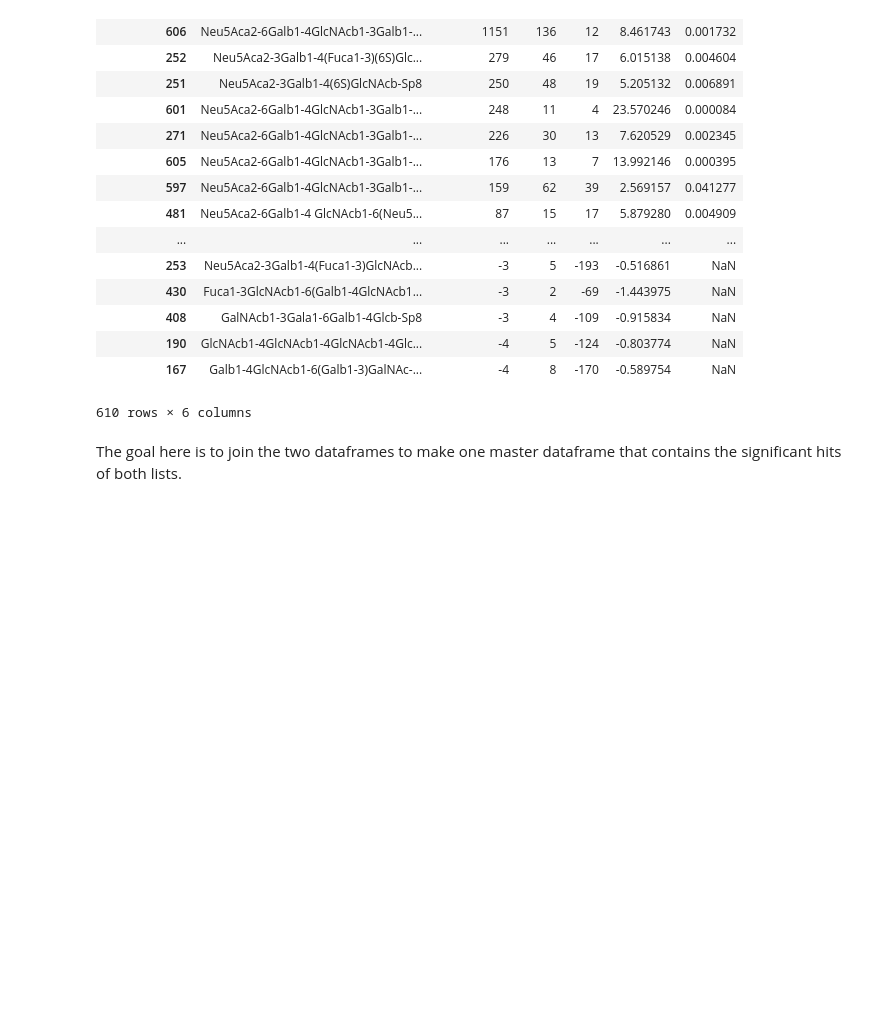
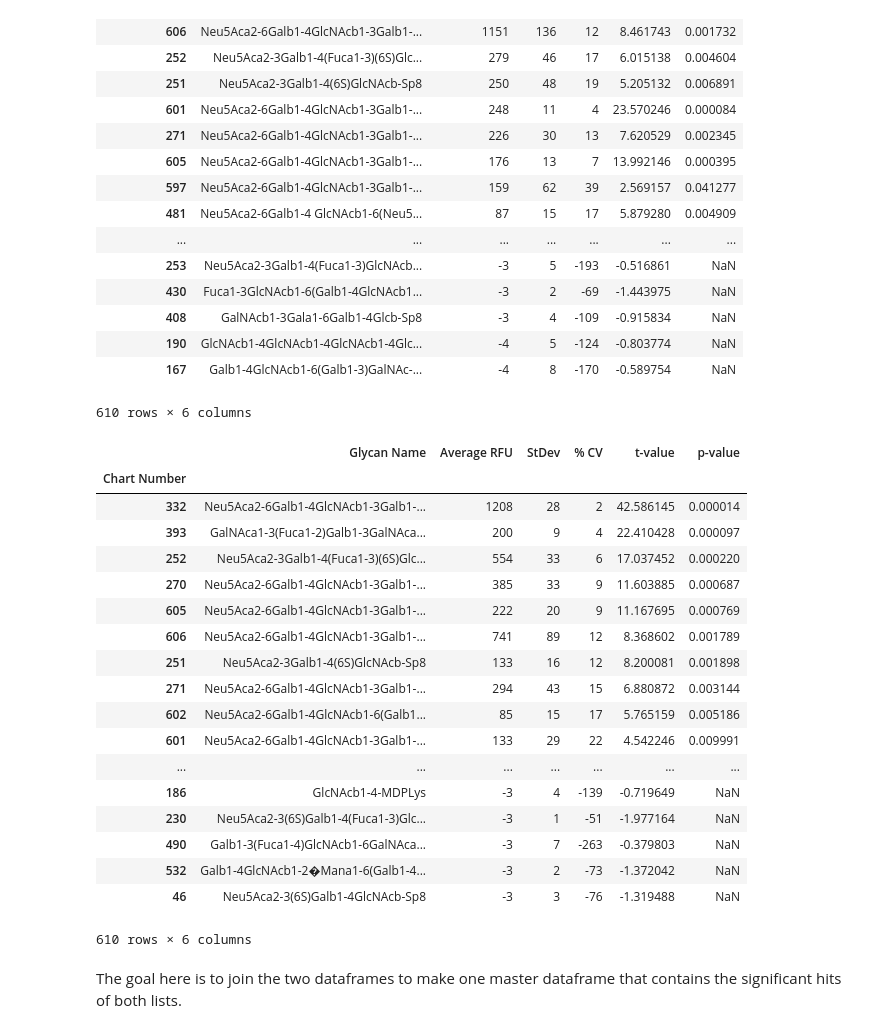
Before and after one commit to runstadler-lab/Seal-H3N8-Glycan-Array, a Jupyter notebook: (1) Make Figure.ipynb, the cells around one changed output. Saved outputs shown, nothing was run; the diff lists cells and outputs as text; code cells hidden in the pictures; blank space fills up the shorter version.

```diff
--- a/(1) Make Figure.ipynb
+++ b/(1) Make Figure.ipynb
@@ -53,3 +80,27 @@ human_data
 | 190 | GlcNAcb1-4GlcNAcb1-4GlcNAcb1-4Glc... | -4 | 5 | -124 | -0.803774 | NaN |
 | 167 | Galb1-4GlcNAcb1-6(Galb1-3)GalNAc-... | -4 | 8 | -170 | -0.589754 | NaN |
 610 rows × 6 columns
+# %%
+# Open human H3 data (sequential)
+human_data_sequential = pd.read_csv('H3N2 Data (sequential).csv', index_col='Chart Number', na_values='#NUM!')
+human_data_sequential
+# %% [output]
+|  | Glycan Name | Average RFU | StDev | % CV | t-value | p-value |
+| Chart Number |  |  |  |  |  |  |
+| 332 | Neu5Aca2-6Galb1-4GlcNAcb1-3Galb1-... | 1208 | 28 | 2 | 42.586145 | 0.000014 |
+| 393 | GalNAca1-3(Fuca1-2)Galb1-3GalNAca... | 200 | 9 | 4 | 22.410428 | 0.000097 |
+| 252 | Neu5Aca2-3Galb1-4(Fuca1-3)(6S)Glc... | 554 | 33 | 6 | 17.037452 | 0.000220 |
+| 270 | Neu5Aca2-6Galb1-4GlcNAcb1-3Galb1-... | 385 | 33 | 9 | 11.603885 | 0.000687 |
+| 605 | Neu5Aca2-6Galb1-4GlcNAcb1-3Galb1-... | 222 | 20 | 9 | 11.167695 | 0.000769 |
+| 606 | Neu5Aca2-6Galb1-4GlcNAcb1-3Galb1-... | 741 | 89 | 12 | 8.368602 | 0.001789 |
+| 251 | Neu5Aca2-3Galb1-4(6S)GlcNAcb-Sp8 | 133 | 16 | 12 | 8.200081 | 0.001898 |
+| 271 | Neu5Aca2-6Galb1-4GlcNAcb1-3Galb1-... | 294 | 43 | 15 | 6.880872 | 0.003144 |
+| 602 | Neu5Aca2-6Galb1-4GlcNAcb1-6(Galb1... | 85 | 15 | 17 | 5.765159 | 0.005186 |
+| 601 | Neu5Aca2-6Galb1-4GlcNAcb1-3Galb1-... | 133 | 29 | 22 | 4.542246 | 0.009991 |
+| ... | ... | ... | ... | ... | ... | ... |
+| 186 | GlcNAcb1-4-MDPLys | -3 | 4 | -139 | -0.719649 | NaN |
+| 230 | Neu5Aca2-3(6S)Galb1-4(Fuca1-3)Glc... | -3 | 1 | -51 | -1.977164 | NaN |
+| 490 | Galb1-3(Fuca1-4)GlcNAcb1-6GalNAca... | -3 | 7 | -263 | -0.379803 | NaN |
+| 532 | Galb1-4GlcNAcb1-2�Mana1-6(Galb1-4... | -3 | 2 | -73 | -1.372042 | NaN |
+| 46 | Neu5Aca2-3(6S)Galb1-4GlcNAcb-Sp8 | -3 | 3 | -76 | -1.319488 | NaN |
+610 rows × 6 columns
```
Also changed, not shown: parts of 8 cells of this notebook, 8 other files.
